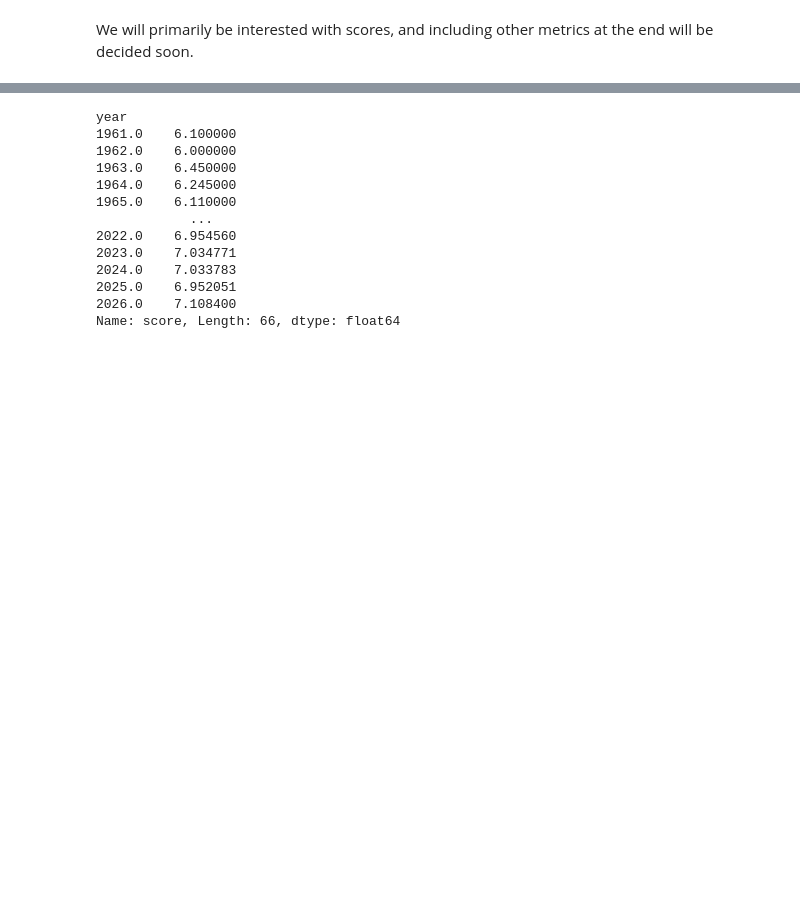
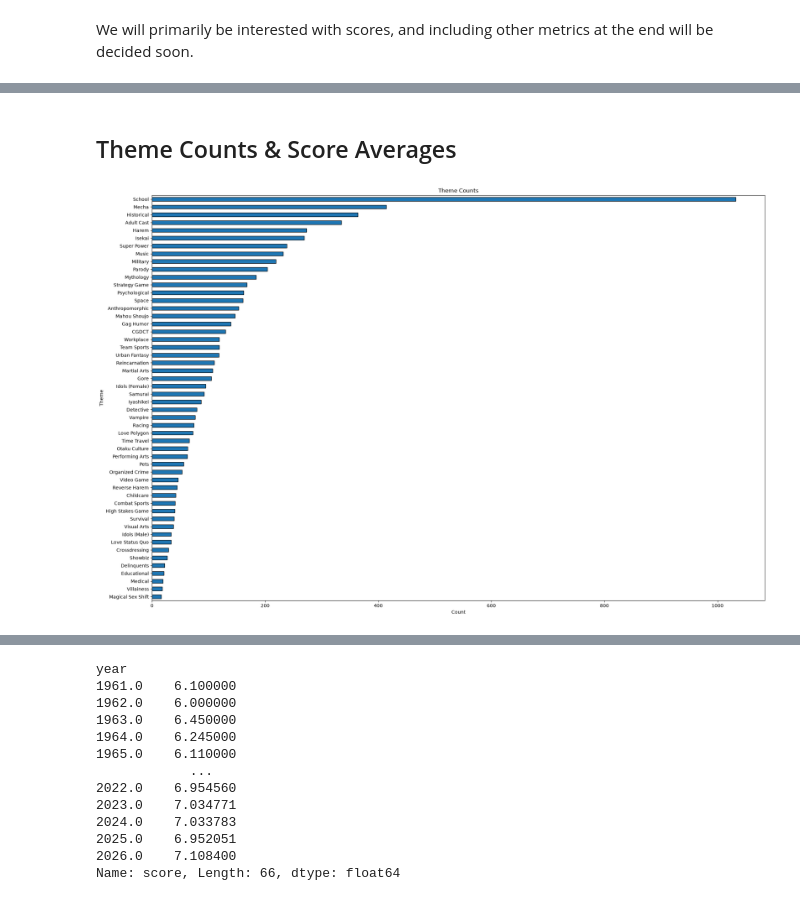
Before and after one commit to esan0983/FAL-Destroyer-3000, a Jupyter notebook: notebooks/02_eda.ipynb, the cells around one changed output, grey strips where cells are left out. Cells and saved outputs as stored; diff of their text form; code cells hidden in the pictures; blank space fills up the shorter version.

```diff
--- a/notebooks/02_eda.ipynb
+++ b/notebooks/02_eda.ipynb
@@ -271,0 +267,12 @@ We will primarily be interested with scores, and including other metrics at the
+# %% [markdown]
+## Theme Counts & Score Averages
+# %%
+theme_counts = df['themes'].explode().value_counts(ascending=True)
+plt.figure(figsize=(24, 16))
+theme_counts.plot(kind='barh', edgecolor='black')
+plt.title('Theme Counts')
+plt.xlabel('Count')
+plt.ylabel('Theme')
+plt.show()
+# %% [output]
+[figure, added]
```
Also changed, not shown: parts of 40 cells of this notebook, 11 other files.
